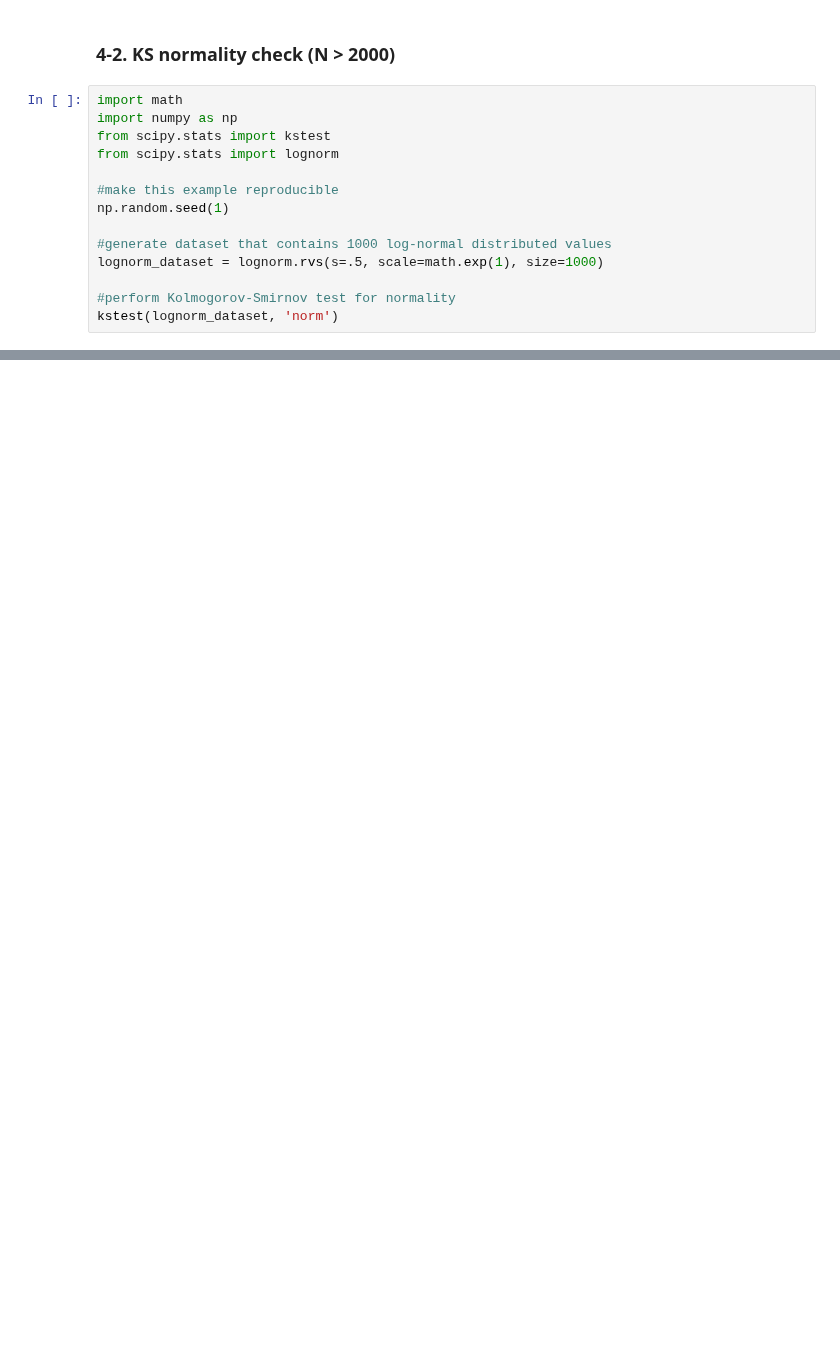
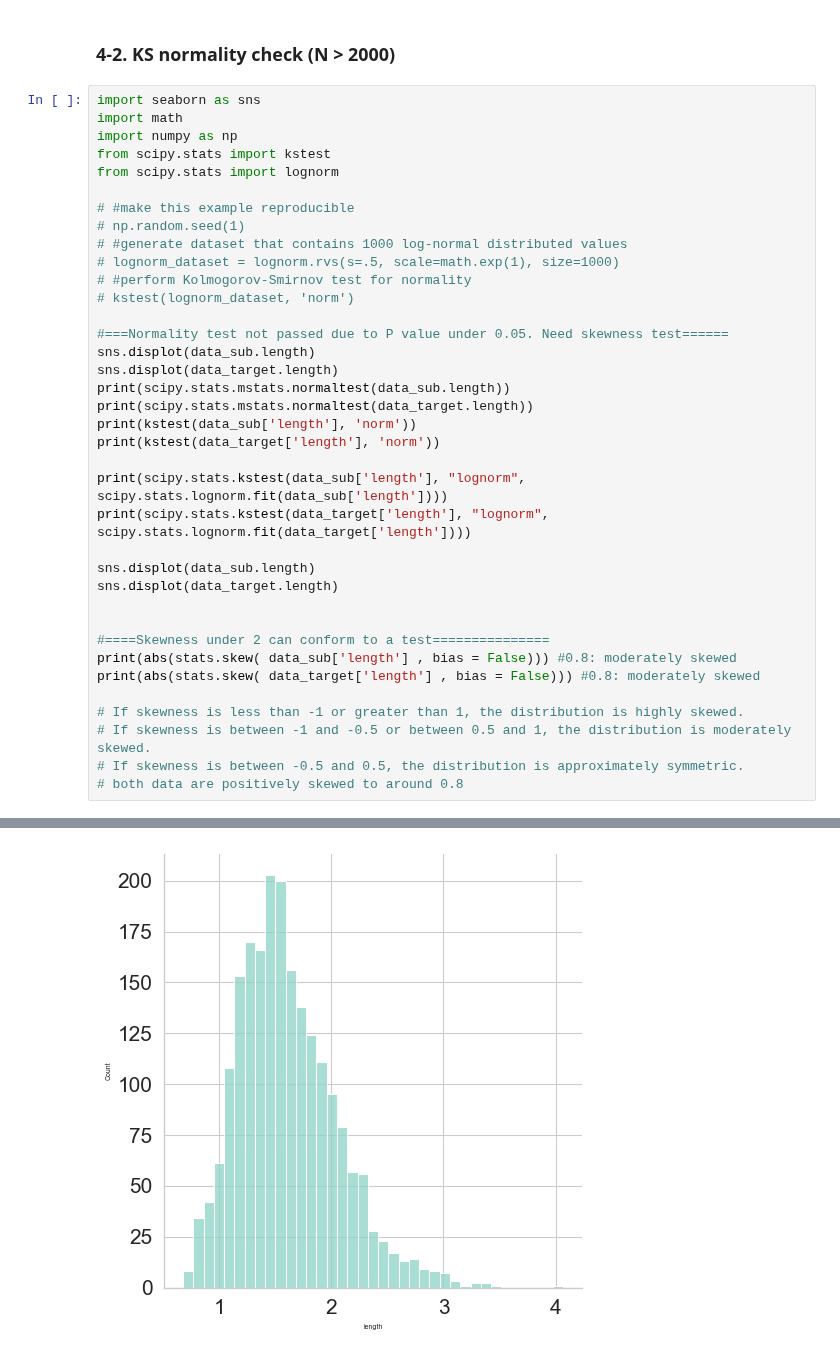
Before and after one commit to gitscade/stats, a Jupyter notebook: 01-metadata.ipynb, the cells around one changed output, grey strips where cells are left out. Drawn from its saved outputs; the diff is of its cells as text; blank space fills up the shorter version.

```diff
--- a/01-metadata.ipynb
+++ b/01-metadata.ipynb
@@ -244,17 +282,40 @@ shapiro(lognorm_dataset)
 # %% [markdown]
 ### 4-2. KS normality check (N > 2000)
 # %%
+import seaborn as sns
 import math
 import numpy as np
 from scipy.stats import kstest
 from scipy.stats import lognorm
 
-#make this example reproducible
-np.random.seed(1)
+# #make this example reproducible
+# np.random.seed(1)
+# #generate dataset that contains 1000 log-normal distributed values
+# lognorm_dataset = lognorm.rvs(s=.5, scale=math.exp(1), size=1000)
+# #perform Kolmogorov-Smirnov test for normality
+# kstest(lognorm_dataset, 'norm')
 
-#generate dataset that contains 1000 log-normal distributed values
-lognorm_dataset = lognorm.rvs(s=.5, scale=math.exp(1), size=1000)
+#===Normality test not passed due to P value under 0.05. Need skewness test======
+sns.displot(data_sub.length)
+sns.displot(data_target.length)
+print(scipy.stats.mstats.normaltest(data_sub.length))
+print(scipy.stats.mstats.normaltest(data_target.length))
+print(kstest(data_sub['length'], 'norm'))
+print(kstest(data_target['length'], 'norm'))
 
-#perform Kolmogorov-Smirnov test for normality
-kstest(lognorm_dataset, 'norm')
+print(scipy.stats.kstest(data_sub['length'], "lognorm", scipy.stats.lognorm.fit(data_sub['length'])))
+print(scipy.stats.kstest(data_target['length'], "lognorm", scipy.stats.lognorm.fit(data_target['length'])))
+
+sns.displot(data_sub.length)
+sns.displot(data_target.length)
+
+
+#====Skewness under 2 can conform to a test===============
+print(abs(stats.skew( data_sub['length'] , bias = False))) #0.8: moderately skewed
+print(abs(stats.skew( data_target['length'] , bias = False))) #0.8: moderately skewed
+
+# If skewness is less than -1 or greater than 1, the distribution is highly skewed.
+# If skewness is between -1 and -0.5 or between 0.5 and 1, the distribution is moderately skewed.
+# If skewness is between -0.5 and 0.5, the distribution is approximately symmetric.
+# both data are positively skewed to around 0.8
 # %% [output]
@@ -261,0 +330 @@ KstestResult(statistic=0.84125708308077, pvalue=0.0, statistic_location=1.277329
+[figure, added]
```
Also changed, not shown: parts of 17 cells of this notebook, 4 other files.
